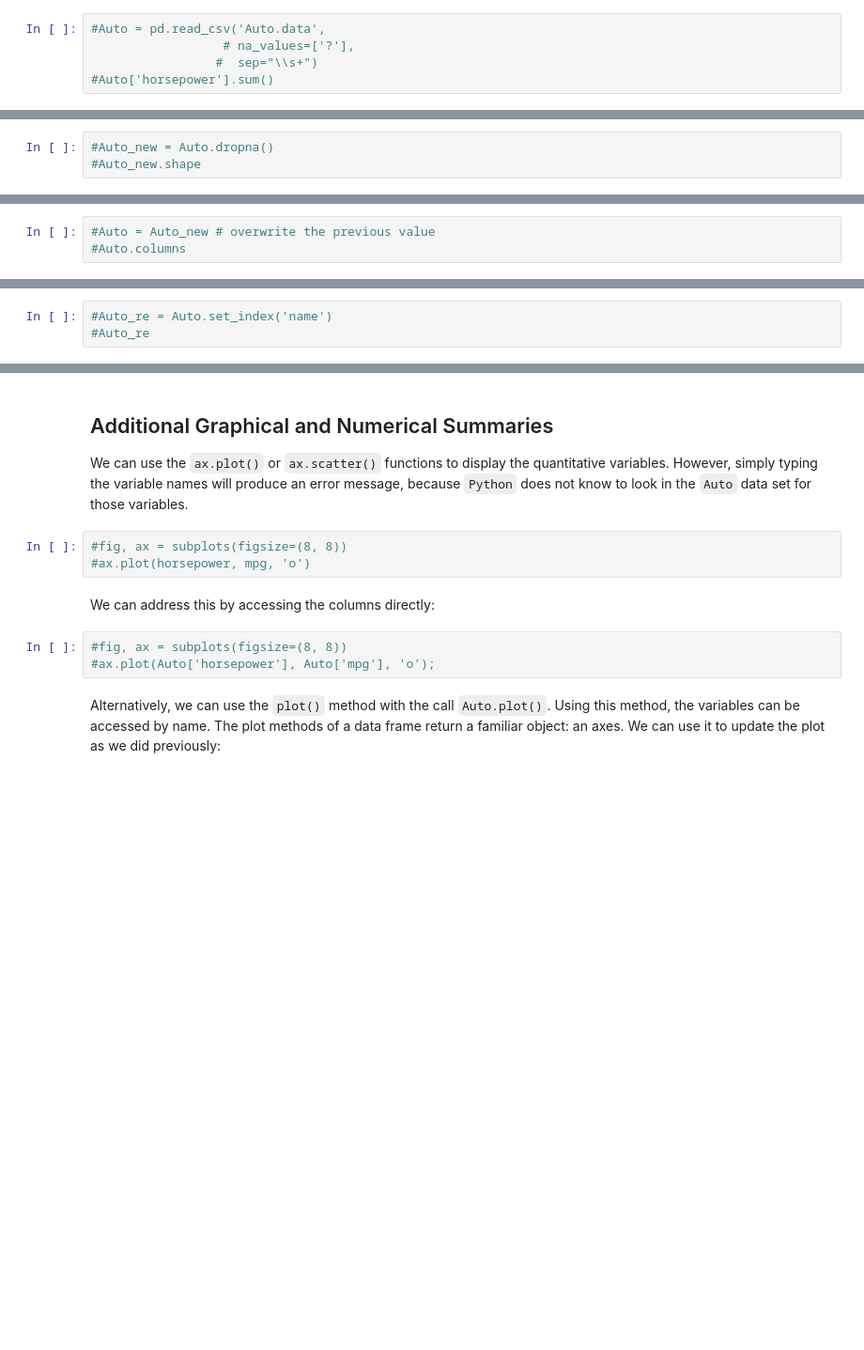
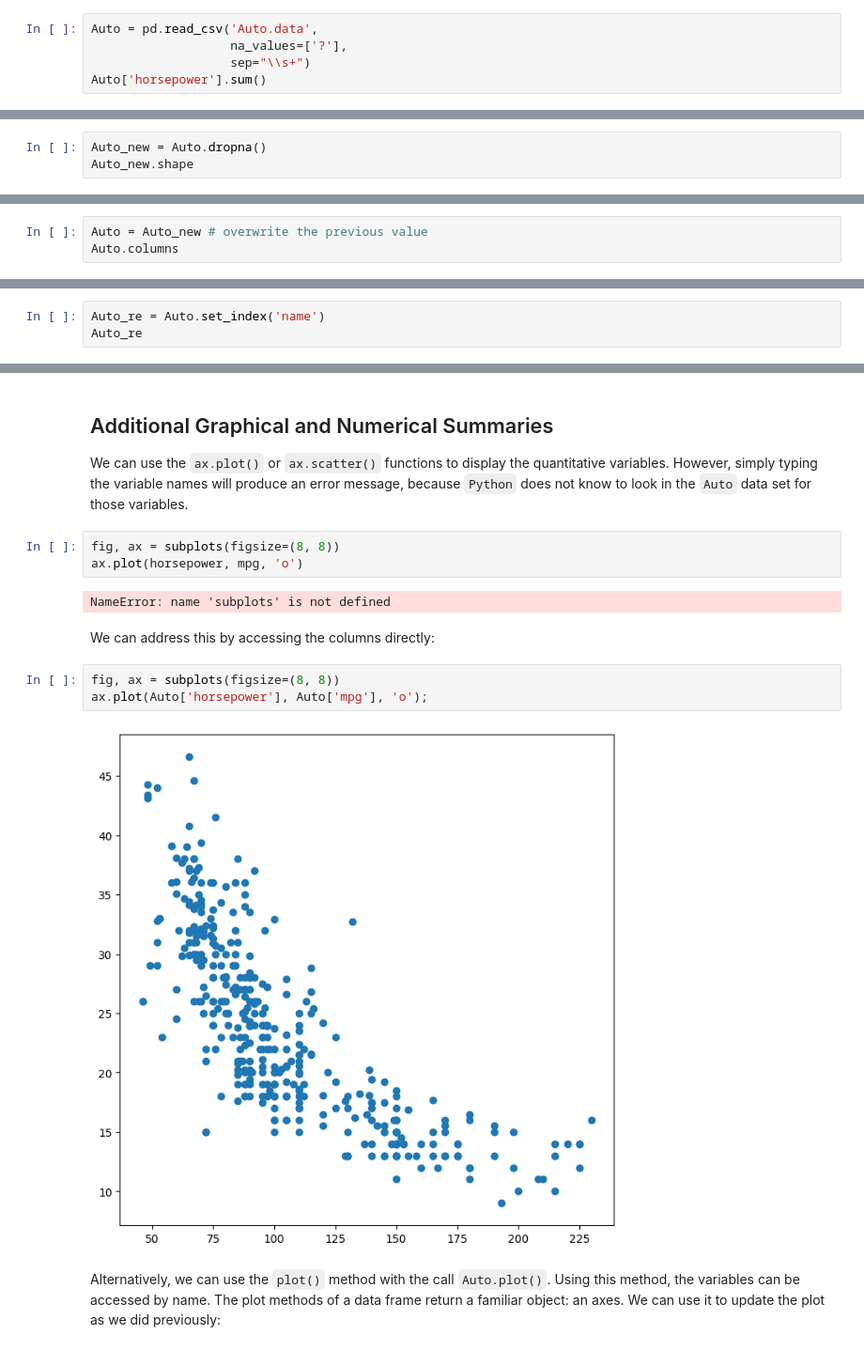
Before and after one commit to l22140627-sketch/ISLP_labs, a Jupyter notebook: Ch02-statlearn-lab.ipynb, the cells around one changed output, grey strips where cells are left out. Shown at 94% size. Drawn from its saved outputs; the diff is of its cells as text; blank space fills up the shorter version.

```diff
--- a/Ch02-statlearn-lab.ipynb
+++ b/Ch02-statlearn-lab.ipynb
@@ -882,7 +926,7 @@ To fix the problem, we must provide `pd.read_csv()` with an argument called `na_
 Now,  each instance of  `?` in the file is replaced with the
 value `np.nan`, which means *not a number*:
 # %%
-#Auto = pd.read_csv('Auto.data',
-                  # na_values=['?'],
-                 #  sep="\\s+")
-#Auto['horsepower'].sum()
+Auto = pd.read_csv('Auto.data',
+                   na_values=['?'],
+                   sep="\\s+")
+Auto['horsepower'].sum()
@@ -897,5 +945,5 @@ various ways to deal with  missing data.
 In this case, since only five of the rows contain missing
 observations,  we choose to use the `Auto.dropna()` method to simply remove these rows.
 # %%
-#Auto_new = Auto.dropna()
-#Auto_new.shape
+Auto_new = Auto.dropna()
+Auto_new.shape
@@ -904,5 +954,5 @@ observations,  we choose to use the `Auto.dropna()` method to simply remove thes
 
 We can use `Auto.columns`  to check the variable names.
 # %%
-#Auto = Auto_new # overwrite the previous value
-#Auto.columns
+Auto = Auto_new # overwrite the previous value
+Auto.columns
@@ -932,5 +1028,5 @@ Since we did not specify an *index* column when we loaded our data frame, the ro
 We can use the
 `set_index()` method to re-name the rows using the contents of `Auto['name']`.
 # %%
-#Auto_re = Auto.set_index('name')
-#Auto_re
+Auto_re = Auto.set_index('name')
+Auto_re
@@ -1115,13 +1344,17 @@ includes many helpful and more complex examples.
 We can use the `ax.plot()` or  `ax.scatter()`  functions to display the quantitative variables. However, simply typing the variable names will produce an error message,
 because `Python` does not know to look in the  `Auto`  data set for those variables.
 # %%
-#fig, ax = subplots(figsize=(8, 8))
-#ax.plot(horsepower, mpg, 'o')
+fig, ax = subplots(figsize=(8, 8))
+ax.plot(horsepower, mpg, 'o')
+# %% [output]
+NameError: name 'subplots' is not defined
 # %% [markdown]
 We can address this by accessing the columns directly:
 # %%
-#fig, ax = subplots(figsize=(8, 8))
-#ax.plot(Auto['horsepower'], Auto['mpg'], 'o');
+fig, ax = subplots(figsize=(8, 8))
+ax.plot(Auto['horsepower'], Auto['mpg'], 'o');
+# %% [output]
+[figure, added]
 # %% [markdown]
 Alternatively, we can use the `plot()` method with the call `Auto.plot()`.
 Using this method,
```
Also changed, not shown: parts of 47 cells of this notebook.
